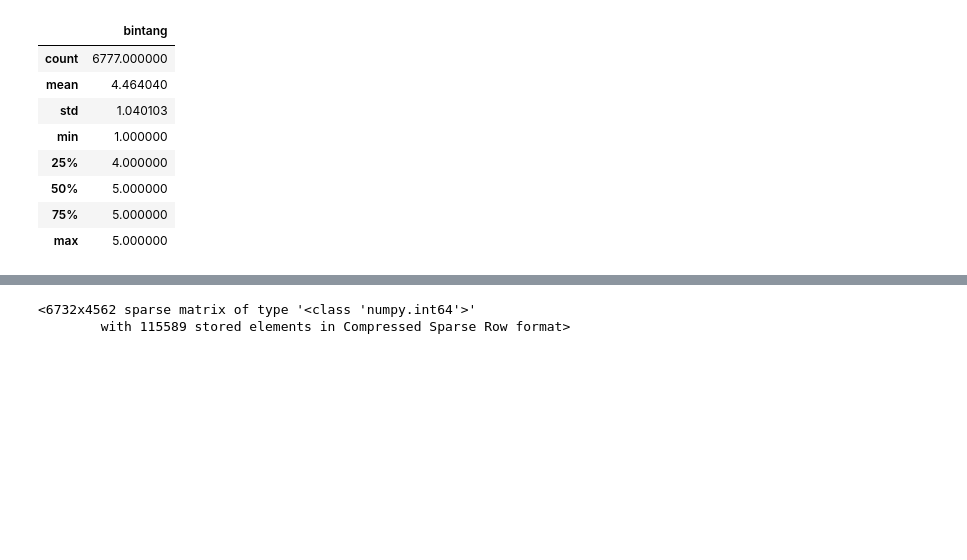
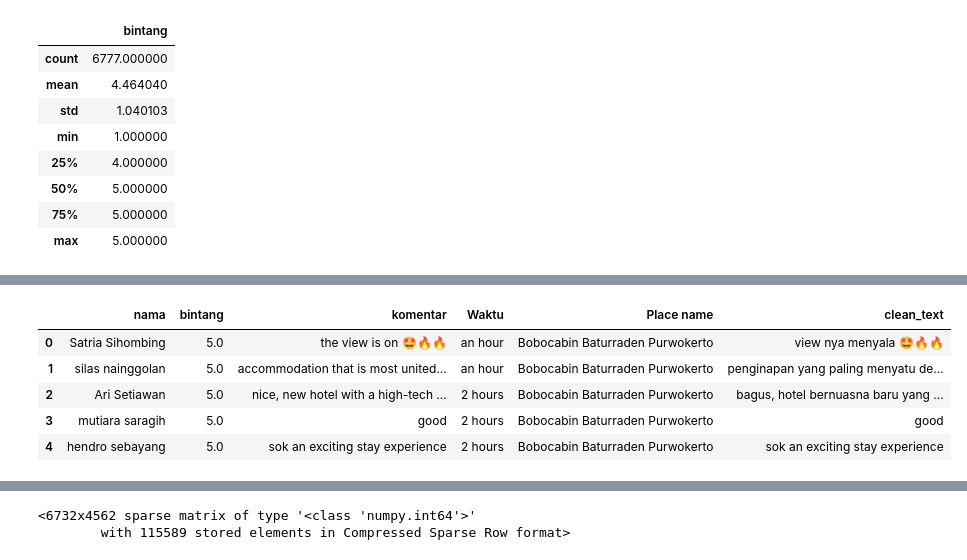
Before and after one commit to harunasrori/bobobox_reviews, a Jupyter notebook: Preprocess.ipynb, the cells around one changed output, grey strips where cells are left out. Cells and saved outputs as stored; diff of their text form; code cells hidden in the pictures; blank space fills up the shorter version.

```diff
--- a/Preprocess.ipynb
+++ b/Preprocess.ipynb
@@ -331,0 +342,10 @@ print(combined_df.head())
+# %%
+translated_df = pd.read_csv('combined_English_scrap_result.csv')
+translated_df.head()
+# %% [output]
+|  | nama | bintang | komentar | Waktu | Place name | clean_text |
+| 0 | Satria Sihombing | 5.0 | the view is on 🤩🔥🔥 | an hour | Bobocabin Baturraden Purwokerto | view nya menyala 🤩🔥🔥 |
+| 1 | silas nainggolan | 5.0 | accommodation that is most united... | an hour | Bobocabin Baturraden Purwokerto | penginapan yang paling menyatu de... |
+| 2 | Ari Setiawan | 5.0 | nice, new hotel with a high-tech ... | 2 hours | Bobocabin Baturraden Purwokerto | bagus, hotel bernuasna baru yang ... |
+| 3 | mutiara saragih | 5.0 | good | 2 hours | Bobocabin Baturraden Purwokerto | good |
+| 4 | hendro sebayang | 5.0 | sok an exciting stay experience | 2 hours | Bobocabin Baturraden Purwokerto | sok an exciting stay experience |
```
Also changed, not shown: parts of 12 cells of this notebook, 4 other files.
